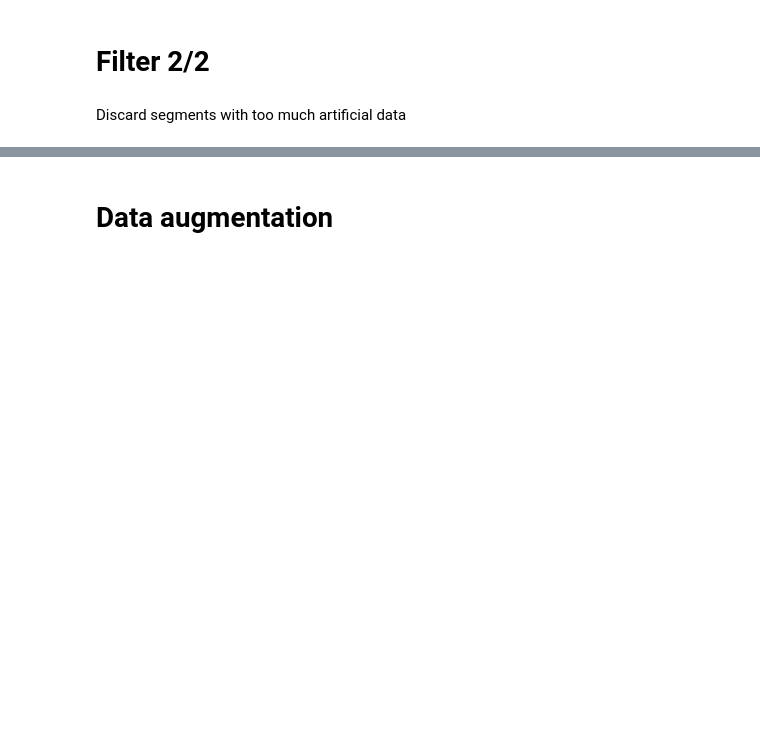
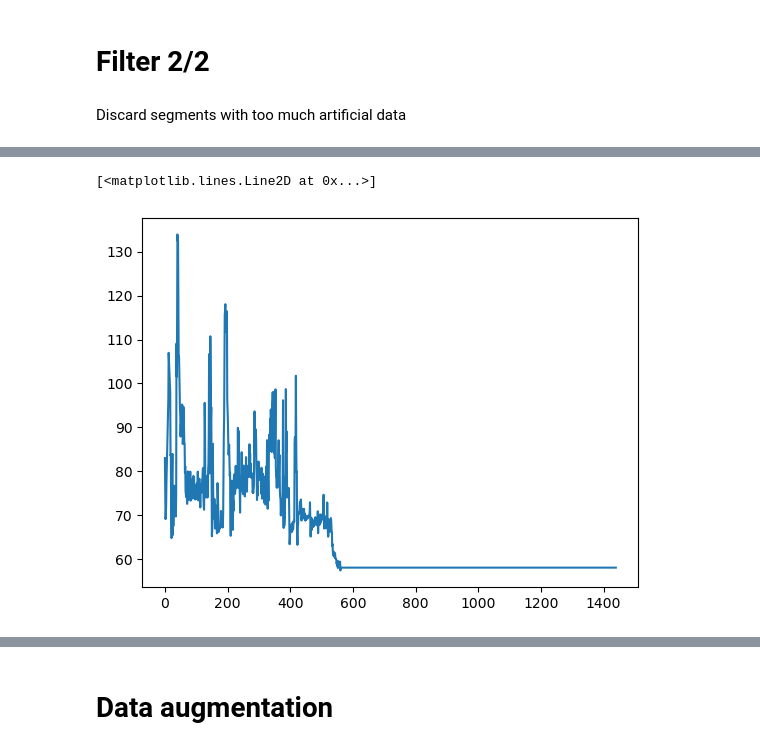
Before and after one commit to Yahnnosh/Sensor-Based-Modeling-of-Fatigue-Using-Transformer-Model, a Jupyter notebook: preproc_data_V3.ipynb, the cells around one changed output, grey strips where cells are left out. Drawn from its saved outputs; the diff is of its cells as text; code cells hidden in the pictures; blank space fills up the shorter version.

```diff
--- a/preproc_data_V3.ipynb
+++ b/preproc_data_V3.ipynb
@@ -421,0 +567,5 @@ Discard segments with too much artificial data
+# %%
+plt.plot(get_time_series(data_imputed, 'HR', 0))
+# %% [output]
+[<matplotlib.lines.Line2D at 0x...>]
+[figure, added]
```
Also changed, not shown: parts of 21 cells of this notebook.
